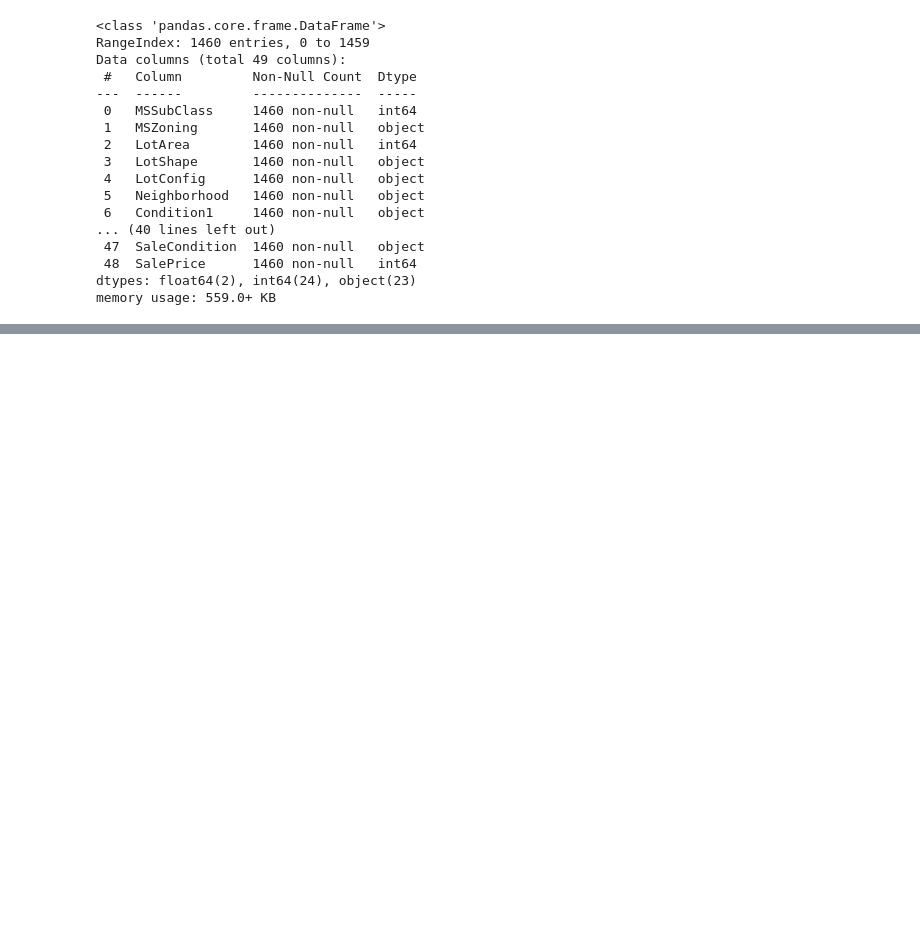
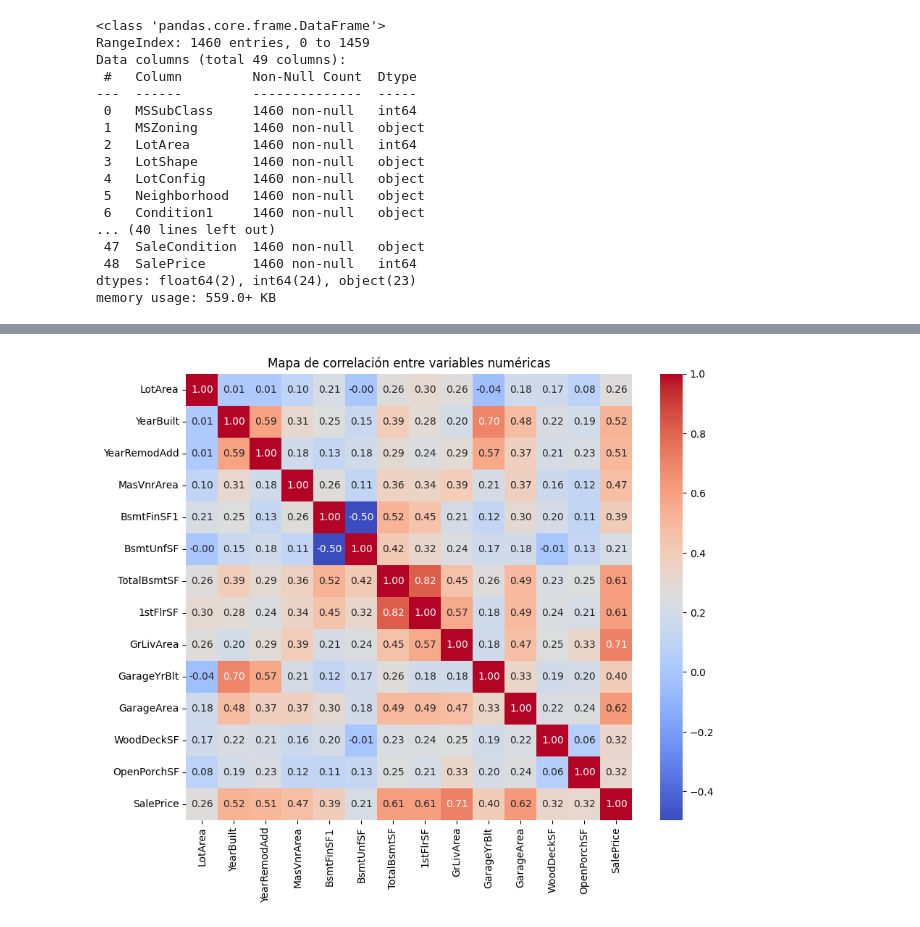
Before and after one commit to LuizIgnacio2002/notebooks, a Jupyter notebook: kaggle_competitions/Housing Prices Competition for Kaggle Learn Users/notebook.ipynb, the cells around one changed output, grey strips where cells are left out. Saved outputs shown, nothing was run; the diff lists cells and outputs as text; code cells hidden in the pictures; blank space fills up the shorter version.

```diff
--- a/kaggle_competitions/Housing Prices Competition for Kaggle Learn Users/notebook.ipynb
+++ b/kaggle_competitions/Housing Prices Competition for Kaggle Learn Users/notebook.ipynb
@@ -698,0 +711,23 @@ plt.show()
+# %%
+import seaborn as sns
+import matplotlib.pyplot as plt
+
+# Crea un DataFrame solo con las columnas numéricas
+numeric_df = df_cleaned[numerical_columns]
+
+# Calcula la matriz de correlación
+correlation_matrix = numeric_df.corr()
+
+# Tamaño del gráfico
+plt.figure(figsize=(10, 8))
+
+# Mapa de calor de correlaciones
+sns.heatmap(correlation_matrix, annot=True, fmt=".2f", cmap="coolwarm", square=True, cbar=True)
+
+# Título del gráfico
+plt.title("Mapa de correlación entre variables numéricas")
+
+# Muestra el gráfico
+plt.show()
+# %% [output]
+[figure, added]
```
Also changed, not shown: parts of 22 cells of this notebook, 1 other file.
